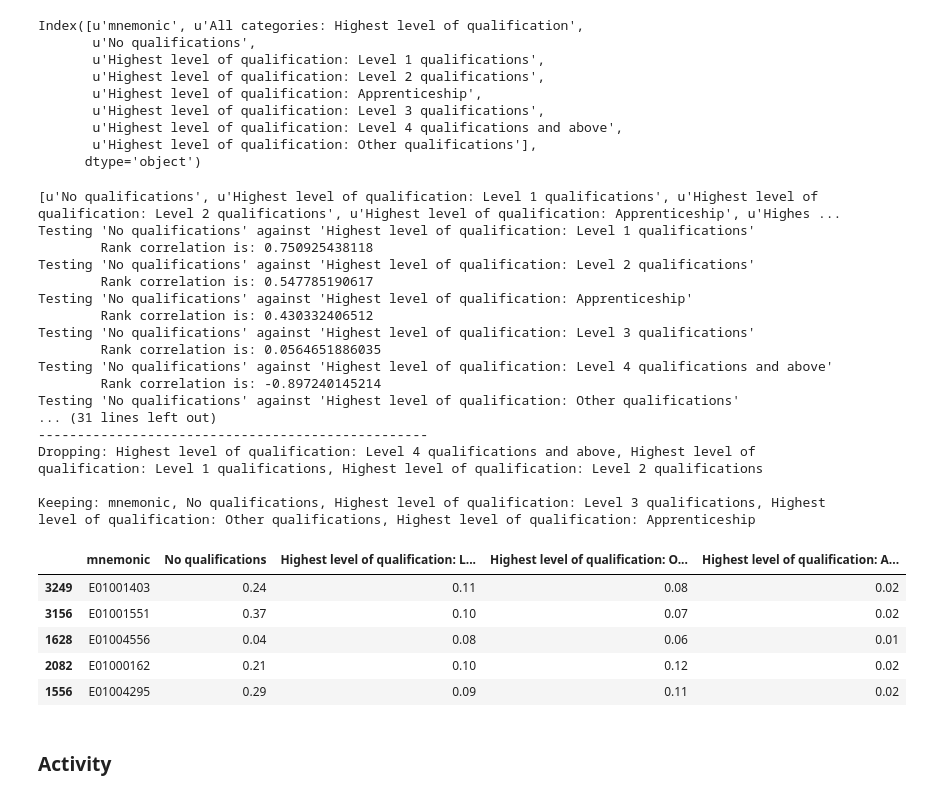
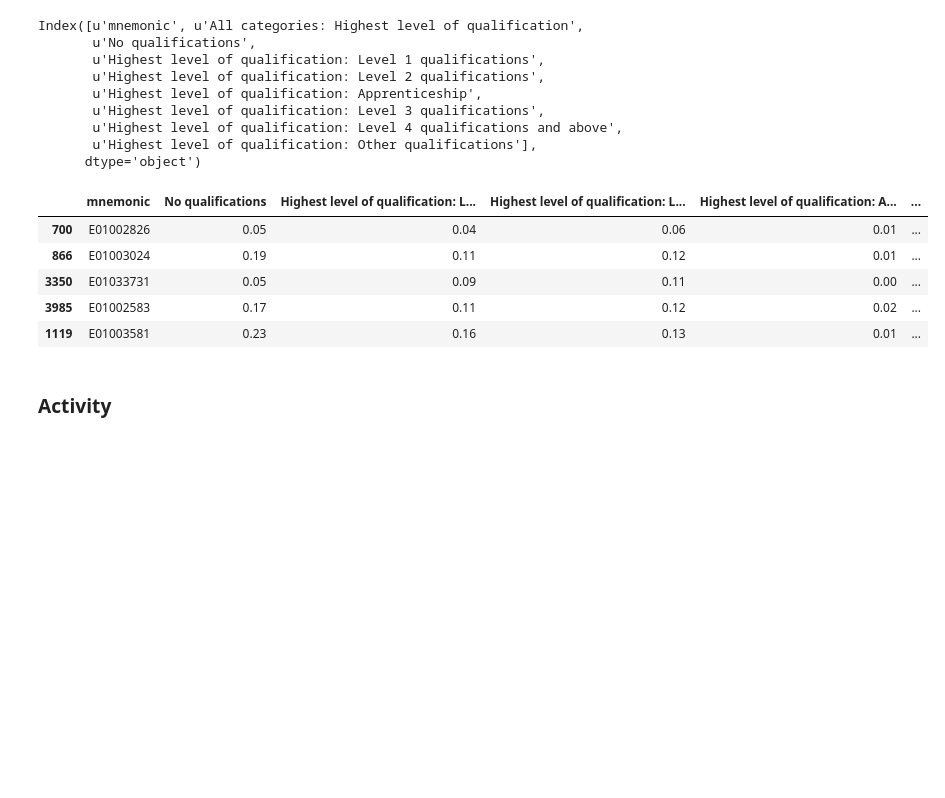
Before and after one commit to kingsgeocomp/applied_gsa, a Jupyter notebook: Week 3-Clustering & Geodemographics.ipynb, the cells around one changed output. Saved outputs shown, nothing was run; the diff lists cells and outputs as text; code cells hidden in the pictures; blank space fills up the shorter version.

```diff
--- a/Week 3-Clustering & Geodemographics.ipynb
+++ b/Week 3-Clustering & Geodemographics.ipynb
@@ -247,6 +247,3 @@ for c in selection:
     if nm == 'e':
         nm = 'Caravan'
     d_pct[nm] = pd.Series(d[t][c].astype(float)/d[t]['Total Properties'].astype(float))
-# %%
-d[t + 'pct'] = d_pct
-d_pct.describe()
@@ -311,2 +250,3 @@ sns.pairplot(d_pct.ix[:,to_keep])
 # %%
-d[t + '_pct'] = d_pct.ix[:, to_keep]
+d[t + '_pct'] = d_pct
+d[t + '_pct'].sample(5)
@@ -421,3 +310,0 @@ Keeping: mnemonic, Age 45 to 64, Age 15 to 24, Age 5 to 14, Age 0 to 4
-# %%
-d[t + '_pct'] = d_pct.ix[:, to_keep]
-d[t+'_pct'].sample(5)
@@ -814,82 +512,36 @@ Index([u'mnemonic', u'All categories: Highest level of qualification',
 # %%
 # Select the columns we're interested in analysing
 selection = [u'No qualifications',
        u'Highest level of qualification: Level 1 qualifications',
        u'Highest level of qualification: Level 2 qualifications',
        u'Highest level of qualification: Apprenticeship',
        u'Highest level of qualification: Level 3 qualifications',
        u'Highest level of qualification: Level 4 qualifications and above',
        u'Highest level of qualification: Other qualifications']
-print(selection)
 
 # Create a new data frame to
 # hold the percentage values
 # and initialise it with only
 # the 'mnemonic' (i.e. GeoCode)
 d_pct = pd.concat(
     [d[t]['mnemonic']],
     axis=1,
     keys=['mnemonic'])
 
 # For each of the columns remaining
 # in the select
 for c in selection:
     d_pct[c] = pd.Series(d[t][c].astype(float)/d[t]['All categories: Highest level of qualification'].astype(float))
 
-d[t + 'pct'] = d_pct
-d_pct.describe()
-
-from math import fabs
-from itertools import combinations
-
-# We will take a naive approach and
-# just remove the *second* term of
-# any pair with a correlation
-# greater than 0.3 without seeing if
-# it's the first that is the problem.
-to_rm = []
-
-for p in combinations(d_pct.columns[1:], 2):
-    print("Testing '" + p[0] + "' against '" + p[1] + "'")
-    corr = d_pct[p[0]].corr(d_pct[p[1]], method='spearman')
-    print("\tRank correlation is: " + str(corr))
-    if fabs(corr) > 0.50 and p[0] not in to_rm:
-        to_rm.append(p[1])
-
-print("-" * 50)
-print("Dropping: " + ", ".join(set(to_rm)))
-
-print(" ")
-
-to_keep = set(d_pct.columns).difference(set(to_rm))
-print("Keeping: " + ", ".join(to_keep))
-
-d[t + '_pct'] = d_pct.ix[:, to_keep]
-d[t+'_pct'].sample(5)
+d[t + '_pct'] = d_pct
+d[t + '_pct'].sample(5)
 # %% [output]
-[u'No qualifications', u'Highest level of qualification: Level 1 qualifications', u'Highest level of qualification: Level 2 qualifications', u'Highest level of qualification: Apprenticeship', u'Highes ...
-Testing 'No qualifications' against 'Highest level of qualification: Level 1 qualifications'
-        Rank correlation is: 0.750925438118
-Testing 'No qualifications' against 'Highest level of qualification: Level 2 qualifications'
-        Rank correlation is: 0.547785190617
-Testing 'No qualifications' against 'Highest level of qualification: Apprenticeship'
-        Rank correlation is: 0.430332406512
-Testing 'No qualifications' against 'Highest level of qualification: Level 3 qualifications'
-        Rank correlation is: 0.0564651886035
-Testing 'No qualifications' against 'Highest level of qualification: Level 4 qualifications and above'
-        Rank correlation is: -0.897240145214
-Testing 'No qualifications' against 'Highest level of qualification: Other qualifications'
-... (31 lines left out)
---------------------------------------------------
-Dropping: Highest level of qualification: Level 4 qualifications and above, Highest level of qualification: Level 1 qualifications, Highest level of qualification: Level 2 qualifications
-
-Keeping: mnemonic, No qualifications, Highest level of qualification: Level 3 qualifications, Highest level of qualification: Other qualifications, Highest level of qualification: Apprenticeship
-|  | mnemonic | No qualifications | Highest level of qualification: L... | Highest level of qualification: O... | Highest level of qualification: A... |
-| 3249 | E01001403 | 0.24 | 0.11 | 0.08 | 0.02 |
-| 3156 | E01001551 | 0.37 | 0.10 | 0.07 | 0.02 |
-| 1628 | E01004556 | 0.04 | 0.08 | 0.06 | 0.01 |
-| 2082 | E01000162 | 0.21 | 0.10 | 0.12 | 0.02 |
-| 1556 | E01004295 | 0.29 | 0.09 | 0.11 | 0.02 |
+|  | mnemonic | No qualifications | Highest level of qualification: L... | Highest level of qualification: L... | Highest level of qualification: A... | ... |
+| 700 | E01002826 | 0.05 | 0.04 | 0.06 | 0.01 | ... |
+| 866 | E01003024 | 0.19 | 0.11 | 0.12 | 0.01 | ... |
+| 3350 | E01033731 | 0.05 | 0.09 | 0.11 | 0.00 | ... |
+| 3985 | E01002583 | 0.17 | 0.11 | 0.12 | 0.02 | ... |
+| 1119 | E01003581 | 0.23 | 0.16 | 0.13 | 0.01 | ... |
 # %% [markdown]
 ### Activity
 # %%
```
Also changed, not shown: parts of 62 cells of this notebook.
